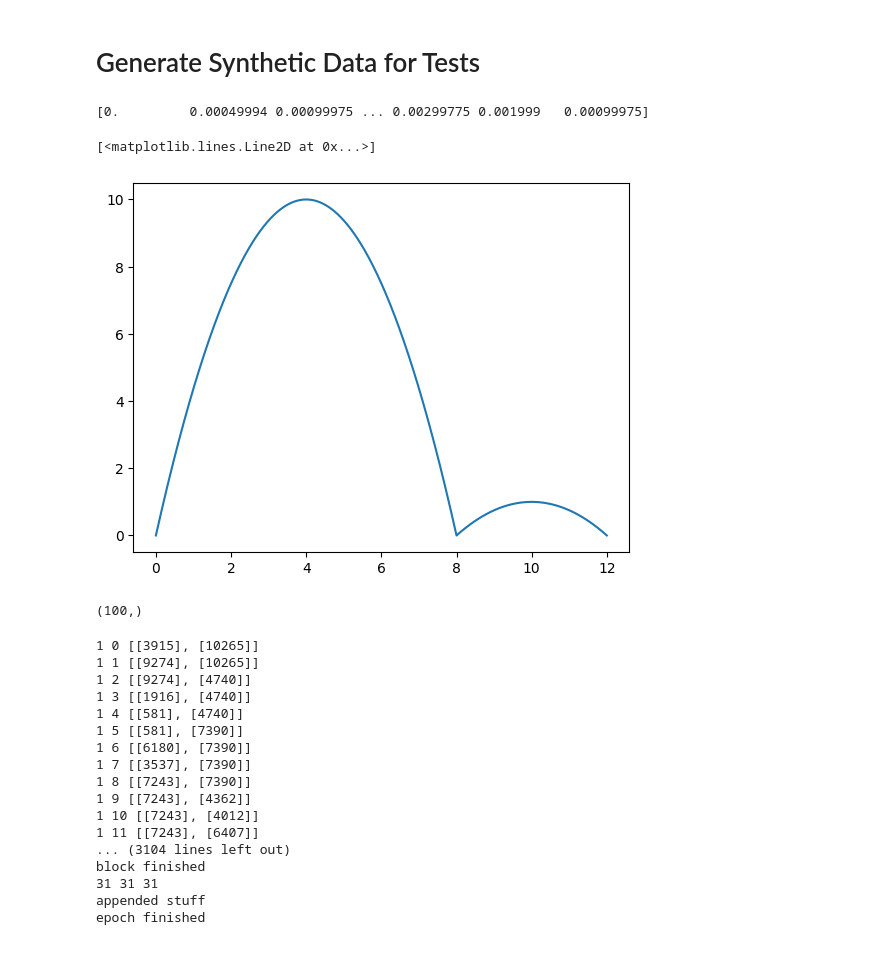
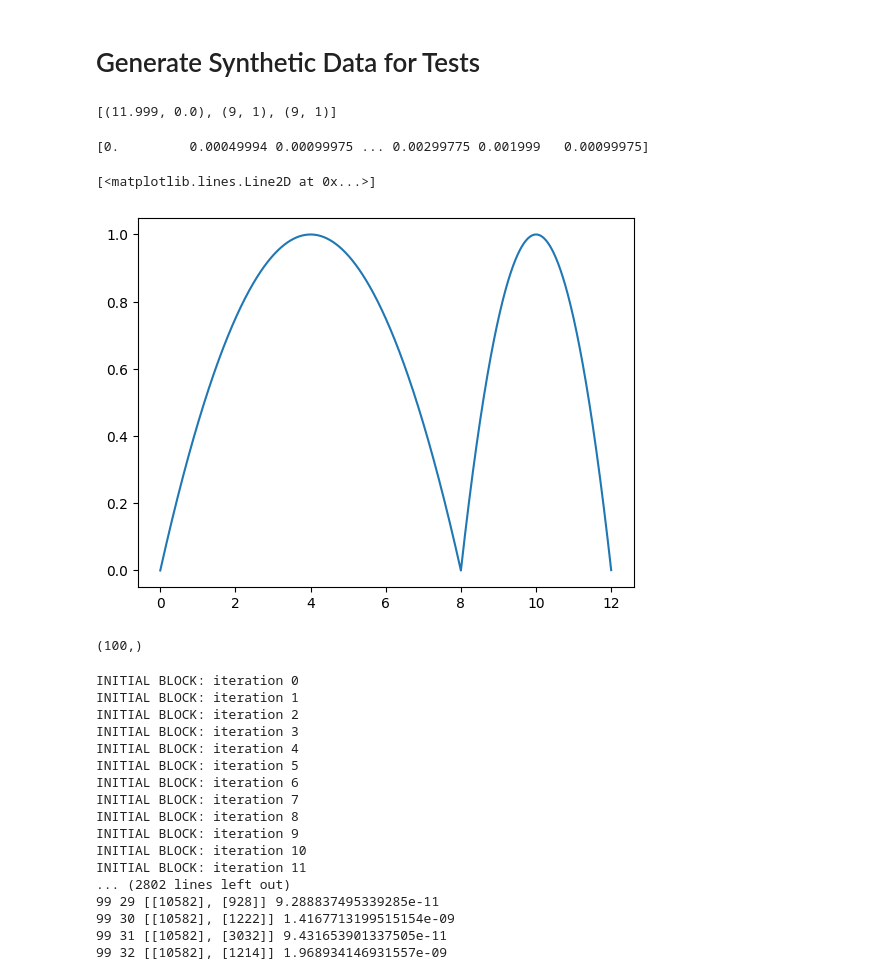
Before and after one commit to LDEO-CREW/data-driven-quadrature, a Jupyter notebook: synthetic_data_generation.ipynb, the cells around one changed output. Saved outputs shown, nothing was run; the diff lists cells and outputs as text; code cells hidden in the pictures.

```diff
--- a/synthetic_data_generation.ipynb
+++ b/synthetic_data_generation.ipynb
@@ -46,13 +47,17 @@ y = xr.DataArray(x_integrated,
     coords={"x_idx": list(np.arange(1, n + 1, 1)),
              "y_idx": list(np.arange(1, n + 1, 1))}
 )
+# %%
+print(ddq.find_normalization_vector(x, ['integration_axis', 'x_idx', 'y_idx']))
+# %% [output]
+[(11.999, 0.0), (9, 1), (9, 1)]
 # %%
 print(x[0][0].values)
-plt.plot(x_range, x[0][9].values)
+plt.plot(x_range, x[0][0].values)
 # %% [output]
 [0.         0.00049994 0.00099975 ... 0.00299775 0.001999   0.00099975]
 [<matplotlib.lines.Line2D at 0x...>]
-[figure, old version]
+[figure, new version]
 # %%
 y_ref = y.values.flatten()
 print(y_ref.shape)
@@ -60,12 +65,12 @@ print(y_ref.shape)
 (100,)
 # %%
 def user_cost_fnc(y, y_hat):
-    cost = sum(y - y_hat)
+    cost = cp.norm(y - y_hat)
     return cost
 
 def map_func(x, point_set, x_sup=None):
     point_idxs = [point[0] for point in point_set]
-    points = np.array(x[:,:,point_idxs].values).reshape((n*n, 2))
+    points = np.array(x[:,:,point_idxs].values).reshape((n*n, 2)) / 12
     return points
 
 params = {}
@@ -76,25 +81,25 @@ params['epochs'] = 100
 params['success'] = 25
 params['block_size'] = 100
 
-history = ddq.optimize(x, y_ref, user_cost_fnc, map_func, params, x_sup=None)
+history = ddq.optimize(x, y_ref / 12, user_cost_fnc, map_func, params, x_sup=None)
 # %% [output]
-1 0 [[3915], [10265]]
-1 1 [[9274], [10265]]
-1 2 [[9274], [4740]]
-1 3 [[1916], [4740]]
-1 4 [[581], [4740]]
-1 5 [[581], [7390]]
-1 6 [[6180], [7390]]
-1 7 [[3537], [7390]]
-1 8 [[7243], [7390]]
-1 9 [[7243], [4362]]
-1 10 [[7243], [4012]]
-1 11 [[7243], [6407]]
-... (3104 lines left out)
-block finished
-31 31 31
-appended stuff
-epoch finished
+INITIAL BLOCK: iteration 0
+INITIAL BLOCK: iteration 1
+INITIAL BLOCK: iteration 2
+INITIAL BLOCK: iteration 3
+INITIAL BLOCK: iteration 4
+INITIAL BLOCK: iteration 5
+INITIAL BLOCK: iteration 6
+INITIAL BLOCK: iteration 7
+INITIAL BLOCK: iteration 8
+INITIAL BLOCK: iteration 9
+INITIAL BLOCK: iteration 10
+INITIAL BLOCK: iteration 11
+... (2802 lines left out)
+99 29 [[10582], [928]] 9.288837495339285e-11
+99 30 [[10582], [1222]] 1.4167713199515154e-09
+99 31 [[10582], [3032]] 9.431653901337505e-11
+99 32 [[10582], [1214]] 1.968934146931557e-09
 # %%
 mean_costs = []
 for cost in history['cost']:
```
Also changed, not shown: parts of 4 cells of this notebook, 4 other files.
